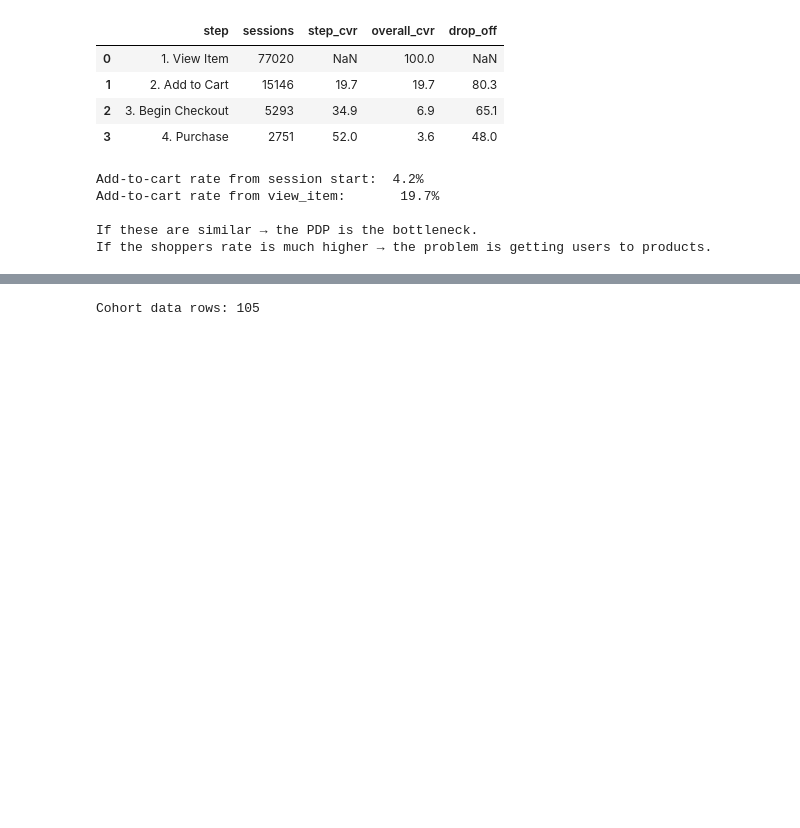
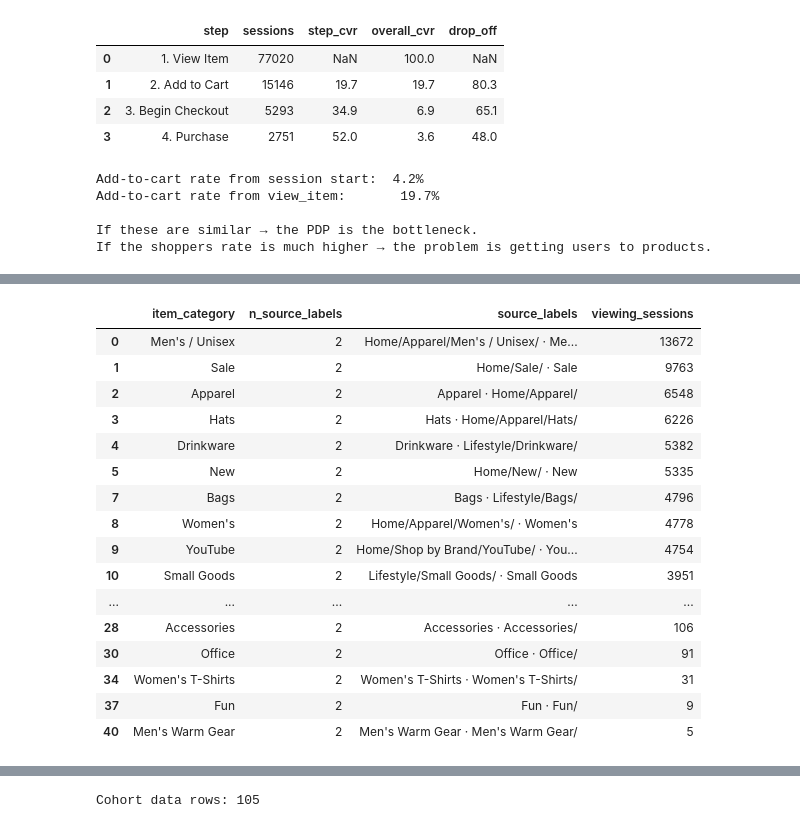
Before and after one commit to guiarpi/ga4-product-analytics, a Jupyter notebook: ga4_funnel_analysis.ipynb, the cells around one changed output, grey strips where cells are left out. Drawn from its saved outputs; the diff is of its cells as text; code cells hidden in the pictures; blank space fills up the shorter version.

```diff
--- a/ga4_funnel_analysis.ipynb
+++ b/ga4_funnel_analysis.ipynb
@@ -672,0 +917,79 @@ If the shoppers rate is much higher → the problem is getting users to products
+# %%
+# ── Section 7c: Product category view → cart (BigQuery) ──────────────────────
+# One row per (session, item_category). MAX(cart) >= MIN(view) means "at least
+# one add-to-cart of this category at or after the first view of it".
+category_sql = f"""
+-- item_events: one row per item on each view_item / add_to_cart event.
+WITH item_events AS (
+  SELECT
+    user_pseudo_id,
+    (SELECT ep.value.int_value FROM UNNEST(event_params) AS ep
+     WHERE ep.key = 'ga_session_id' LIMIT 1)                     AS session_id,
+    event_name,
+    event_timestamp,
+    COALESCE(NULLIF(TRIM(it.item_category), ''), '(not set)')    AS raw_category
+  FROM `{DATASET}.events_*`, UNNEST(items) AS it
+  WHERE
+    _TABLE_SUFFIX BETWEEN '{DATE_START}' AND '{DATE_END}'
+    AND event_name IN ('view_item', 'add_to_cart')
+),
+
+-- normalised: item_category mixes flat labels ("Bags") with paths ("Lifestyle/Bags/").
+-- Keep the last path segment. Done BEFORE the per-session grouping so a session that
+-- viewed both "Bags" and "Lifestyle/Bags/" counts once, not twice.
+-- ' / ' (slash with spaces) is part of a name, e.g. "Men's / Unisex", not a path separator.
+normalised AS (
+  SELECT
+    *,
+    IF(raw_category = '(not set)', raw_category,
+       COALESCE(NULLIF(TRIM(REPLACE(ARRAY_REVERSE(SPLIT(TRIM(REPLACE(raw_category, ' / ', ' | '), '/'), '/'))[SAFE_OFFSET(0)], ' | ', ' / ')), ''),
+                '(not set)'))                                     AS item_category
+  FROM item_events
+),
+
+-- labels: audit trail of which raw labels were merged into each category.
+labels AS (
+  SELECT
+    item_category,
+    COUNT(DISTINCT raw_category)                                    AS n_source_labels,
+    STRING_AGG(DISTINCT raw_category, ' · ' ORDER BY raw_category)  AS source_labels
+  FROM normalised
+  GROUP BY item_category
+),
+
+-- session_category: first view and last add-to-cart per (session, category).
+session_category AS (
+  SELECT
+    user_pseudo_id, session_id, item_category,
+    MIN(IF(event_name = 'view_item',   event_timestamp, NULL))   AS ts_first_view,
+    MAX(IF(event_name = 'add_to_cart', event_timestamp, NULL))   AS ts_last_cart
+  FROM normalised
+  WHERE session_id IS NOT NULL
+  GROUP BY user_pseudo_id, session_id, item_category
+),
+
+agg AS (
+  SELECT
+    item_category,
+    COUNTIF(ts_first_view IS NOT NULL)                                  AS viewing_sessions,
+    COUNTIF(ts_first_view IS NOT NULL AND ts_last_cart >= ts_first_view) AS carting_sessions
+  FROM session_category
+  GROUP BY item_category
+)
+
+SELECT agg.*, labels.n_source_labels, labels.source_labels
+FROM agg
+JOIN labels USING (item_category)
+ORDER BY viewing_sessions DESC
+"""
+
+category_raw = client.query(category_sql).to_dataframe()
+
+# Data-quality check before ranking anything: how much of the catalogue is untagged?
+_views = category_raw["viewing_sessions"].sum()
+_notset = category_raw.loc[category_raw["item_category"] == "(not set)", "viewing_sessions"].sum()
+print(f"Raw labels: {int(category_raw['n_source_labels'].sum())}  →  categories after normalising: {len(category_raw)}")
+print(f"'(not set)' share of category views: {_notset/_views*100:.1f}%")
+print("Merged categories — check none of these merges two genuinely different things:")
+display(category_raw[category_raw["n_source_labels"] > 1][["item_category", "n_source_labels", "source_labels", "viewing_sessions"]])
+# %% [output]
@@ -672,0 +999,17 @@ If the shoppers rate is much higher → the problem is getting users to products
+|  | item_category | n_source_labels | source_labels | viewing_sessions |
+| 0 | Men's / Unisex | 2 | Home/Apparel/Men's / Unisex/ · Me... | 13672 |
+| 1 | Sale | 2 | Home/Sale/ · Sale | 9763 |
+| 2 | Apparel | 2 | Apparel · Home/Apparel/ | 6548 |
+| 3 | Hats | 2 | Hats · Home/Apparel/Hats/ | 6226 |
+| 4 | Drinkware | 2 | Drinkware · Lifestyle/Drinkware/ | 5382 |
+| 5 | New | 2 | Home/New/ · New | 5335 |
+| 7 | Bags | 2 | Bags · Lifestyle/Bags/ | 4796 |
+| 8 | Women's | 2 | Home/Apparel/Women's/ · Women's | 4778 |
+| 9 | YouTube | 2 | Home/Shop by Brand/YouTube/ · You... | 4754 |
+| 10 | Small Goods | 2 | Lifestyle/Small Goods/ · Small Goods | 3951 |
+| ... | ... | ... | ... | ... |
+| 28 | Accessories | 2 | Accessories · Accessories/ | 106 |
+| 30 | Office | 2 | Office · Office/ | 91 |
+| 34 | Women's T-Shirts | 2 | Women's T-Shirts · Women's T-Shirts/ | 31 |
+| 37 | Fun | 2 | Fun · Fun/ | 9 |
+| 40 | Men's Warm Gear | 2 | Men's Warm Gear · Men's Warm Gear/ | 5 |
```
Also changed, not shown: parts of 22 cells of this notebook, 3 other files.
